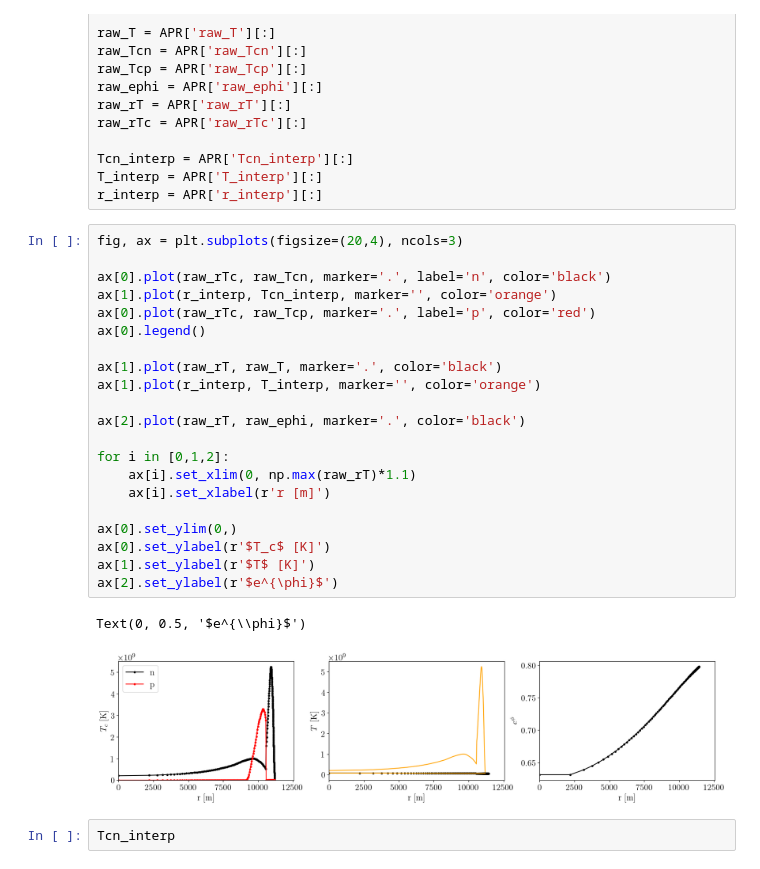
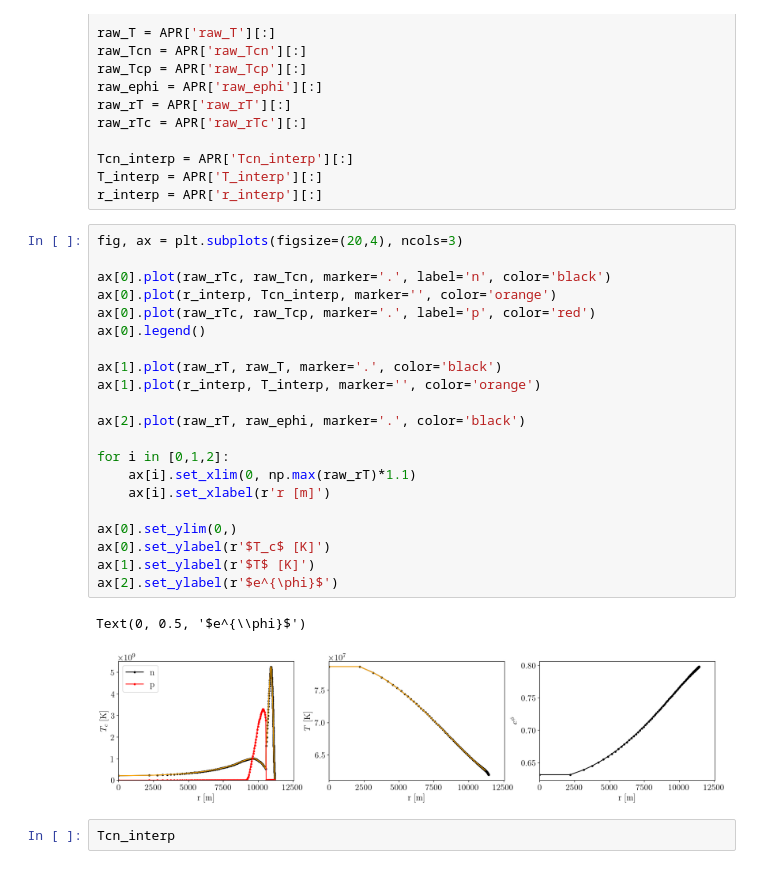
Before and after one commit to MSABuschmann/ns_axion_emission, a Jupyter notebook: notebooks/testing.ipynb, the cells around one changed output. Cells and saved outputs as stored; diff of their text form.

```diff
--- a/notebooks/testing.ipynb
+++ b/notebooks/testing.ipynb
@@ -31,27 +31,27 @@ r_interp = APR['r_interp'][:]
 # %%
 fig, ax = plt.subplots(figsize=(20,4), ncols=3)
 
 ax[0].plot(raw_rTc, raw_Tcn, marker='.', label='n', color='black')
-ax[1].plot(r_interp, Tcn_interp, marker='', color='orange')
+ax[0].plot(r_interp, Tcn_interp, marker='', color='orange')
 ax[0].plot(raw_rTc, raw_Tcp, marker='.', label='p', color='red')
 ax[0].legend()
 
 ax[1].plot(raw_rT, raw_T, marker='.', color='black')
 ax[1].plot(r_interp, T_interp, marker='', color='orange')
 
 ax[2].plot(raw_rT, raw_ephi, marker='.', color='black')
 
 for i in [0,1,2]:
     ax[i].set_xlim(0, np.max(raw_rT)*1.1)
     ax[i].set_xlabel(r'r [m]')
 
 ax[0].set_ylim(0,)
 ax[0].set_ylabel(r'$T_c$ [K]')
 ax[1].set_ylabel(r'$T$ [K]')
 ax[2].set_ylabel(r'$e^{\phi}$')
 # %% [output]
 Text(0, 0.5, '$e^{\\phi}$')
-[figure, old version]
+[figure, new version]
 # %%
 Tcn_interp
 # %% [output]
```
Also changed, not shown: 1 other file.
